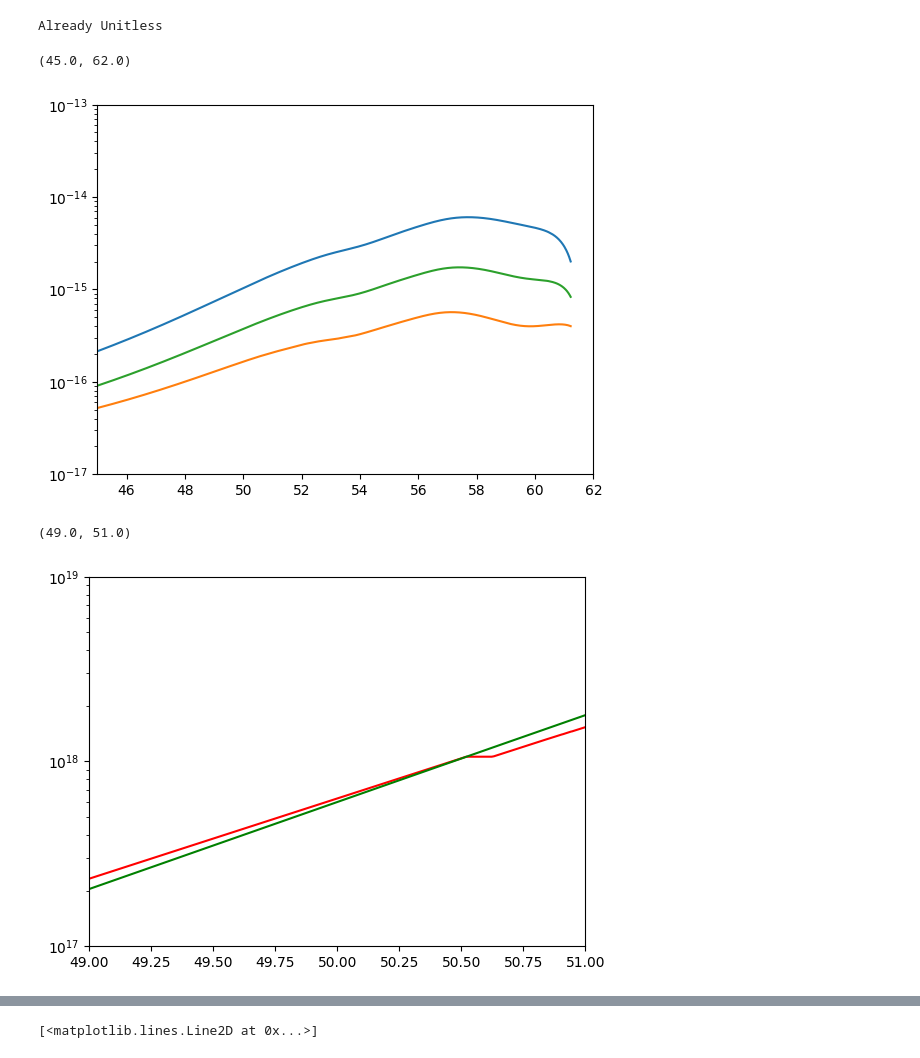
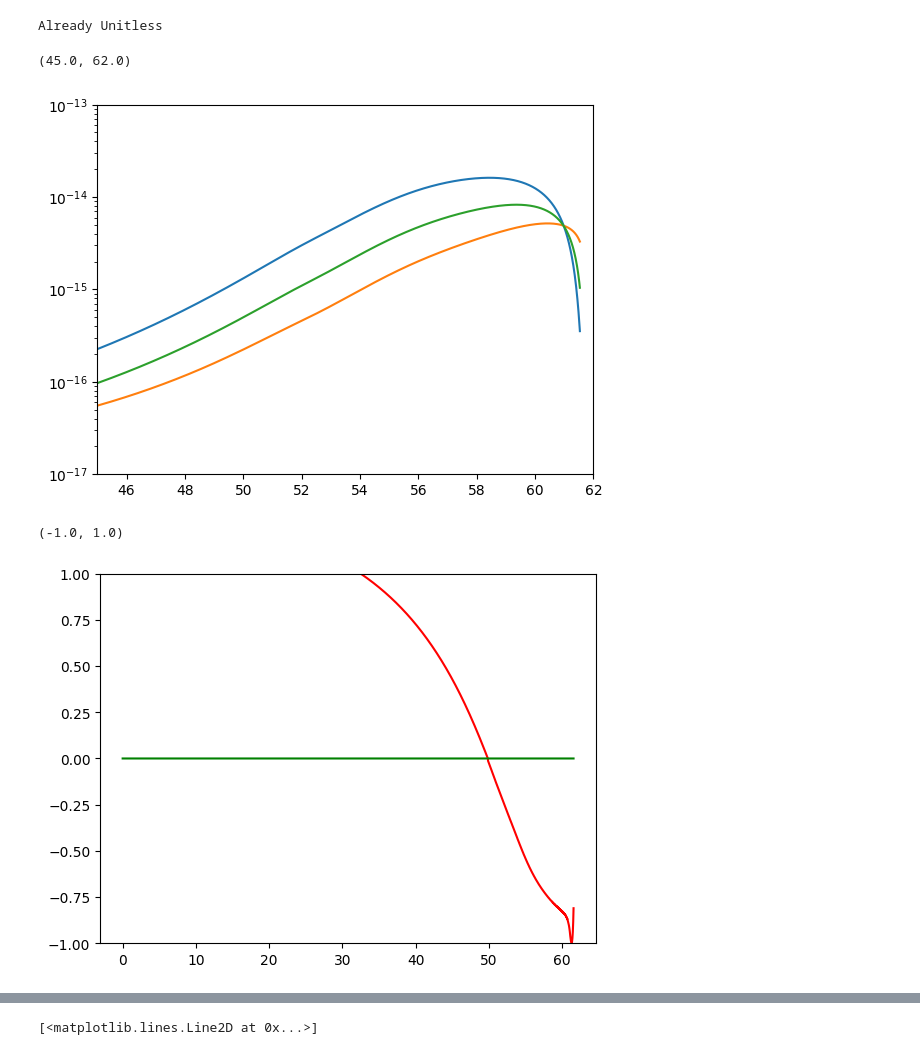
Before and after one commit to richard-von-eckardstein/GEFF, a Jupyter notebook: GEFTestGround_SE0.ipynb, the cells around one changed output, grey strips where cells are left out. Drawn from its saved outputs; the diff is of its cells as text; code cells hidden in the pictures.

```diff
--- a/GEFTestGround.ipynb
+++ b/GEFTestGround_SE0.ipynb
@@ -20,12 +20,12 @@ M = 6e-6*Mpl
 phi0 = 15.55*Mpl
 dphidt0 = -np.sqrt(2/3)*M*Mpl
 ini = {"phi":phi0, "dphi":dphidt0, "delta":1.0, "rhoChi":0.0}
-SE = 1.0
-ntr = 125
+SE = 0.0
+ntr = 155
 #G = GEF(alpha, beta, Mpl, ini, M, ntr, SE, AltDamp=0, approx=True)
 #F = GEF(alpha, beta, Mpl, ini, M, ntr, SE, AltDamp=1, approx=True)
 H = GEF(alpha, beta, Mpl, ini, M, ntr, SE, AltDamp=2, approx=True)
-t1 = 118
+t1 = 125
 # %%
 print(H.H0)
 # %% [output]
@@ -77,19 +79,19 @@ plt.ylim(1e-17, 1e-13)
 plt.xlim(45,62)
 # %% [output]
 (45.0, 62.0)
-[figure, old version]
+[figure, new version]
 # %%
-plt.plot(N3, kh3, "r")
+plt.plot(N3, np.log(kh3/H.vals["kS"]), "r")
 #plt.plot(N3, H.vals["khE"], "m:", label="khE")
 #plt.plot(t3*H.H0, H.vals["khO"], "c:", label="khO")
 #plt.plot(t3*H.H0, H.vals["khL"], "y:", label="khL")
-plt.plot(N3, H.vals["kS"], "g", label="kS")
-plt.yscale("log")
-plt.ylim(1e17, 1e19)
-plt.xlim(49,51)
+plt.plot(N3, np.zeros(N3.shape), "g", label="kS")
+#plt.yscale("log")
+plt.ylim(-1, 1)
+#plt.xlim(49,51)
 # %% [output]
-(49.0, 51.0)
+(-1.0, 1.0)
-[figure, old version]
+[figure, new version]
 # %%
 H.IterateGEF(t1=t1)
 # %% [output]
```
Also changed, not shown: parts of 9 cells of this notebook, 9 other files.
